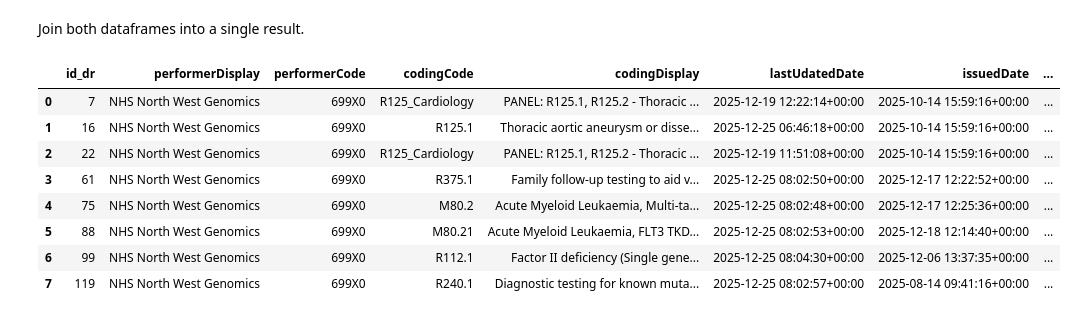
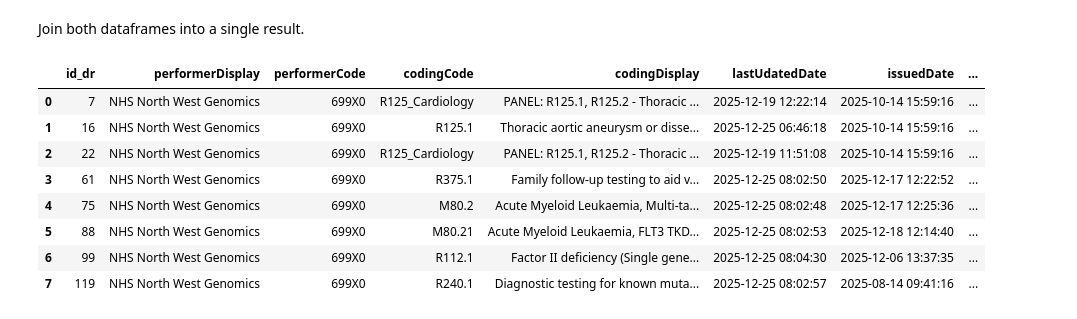
Before and after one commit to nw-gmsa/FHIR-Examples, a Jupyter notebook: jupyter/Notebooks/HelloWorldREST.ipynb, the cells around one changed output. Saved outputs shown, nothing was run; the diff lists cells and outputs as text; code cells hidden in the pictures.

```diff
--- a/jupyter/Notebooks/HelloWorldREST.ipynb
+++ b/jupyter/Notebooks/HelloWorldREST.ipynb
@@ -279,25 +279,36 @@ Join both dataframes into a single result.
 # %%
 # ... existing code ...
 df = pd.merge(
     dfDiagnosticReport,
     dfServiceRequest,
     left_on='serviceRequestId',
     right_on='id',
     how="left",
     indicator=True,
     suffixes=('_dr', '_sr')
 )
 
+df['issuedDate'] = pd.to_datetime(df['issuedDate'], utc=True).dt.tz_localize(None)
+df['authoredOnDate'] = pd.to_datetime(df['authoredOnDate'], utc=True).dt.tz_localize(None)
+df['lastUdatedDate'] = pd.to_datetime(df['lastUdatedDate'], utc=True).dt.tz_localize(None)
+
+df['requestedDuration'] = (df['issuedDate'] - df['authoredOnDate']).dt.days
+
+df['releaseDuration'] = (df['lastUdatedDate'] - df['issuedDate']).dt.days
+
+df['releaseDuration'] = df['releaseDuration'].fillna(-1)
+df['requestedDuration'] = df['requestedDuration'].fillna(-1)
+
 df
 # %% [output]
 |  | id_dr | performerDisplay | performerCode | codingCode | codingDisplay | lastUdatedDate | issuedDate | ... |
-| 0 | 7 | NHS North West Genomics | 699X0 | R125_Cardiology | PANEL: R125.1, R125.2 - Thoracic ... | 2025-12-19 12:22:14+00:00 | 2025-10-14 15:59:16+00:00 | ... |
-| 1 | 16 | NHS North West Genomics | 699X0 | R125.1 | Thoracic aortic aneurysm or disse... | 2025-12-25 06:46:18+00:00 | 2025-10-14 15:59:16+00:00 | ... |
-| 2 | 22 | NHS North West Genomics | 699X0 | R125_Cardiology | PANEL: R125.1, R125.2 - Thoracic ... | 2025-12-19 11:51:08+00:00 | 2025-10-14 15:59:16+00:00 | ... |
-| 3 | 61 | NHS North West Genomics | 699X0 | R375.1 | Family follow-up testing to aid v... | 2025-12-25 08:02:50+00:00 | 2025-12-17 12:22:52+00:00 | ... |
-| 4 | 75 | NHS North West Genomics | 699X0 | M80.2 | Acute Myeloid Leukaemia, Multi-ta... | 2025-12-25 08:02:48+00:00 | 2025-12-17 12:25:36+00:00 | ... |
-| 5 | 88 | NHS North West Genomics | 699X0 | M80.21 | Acute Myeloid Leukaemia, FLT3 TKD... | 2025-12-25 08:02:53+00:00 | 2025-12-18 12:14:40+00:00 | ... |
-| 6 | 99 | NHS North West Genomics | 699X0 | R112.1 | Factor II deficiency (Single gene... | 2025-12-25 08:04:30+00:00 | 2025-12-06 13:37:35+00:00 | ... |
-| 7 | 119 | NHS North West Genomics | 699X0 | R240.1 | Diagnostic testing for known muta... | 2025-12-25 08:02:57+00:00 | 2025-08-14 09:41:16+00:00 | ... |
+| 0 | 7 | NHS North West Genomics | 699X0 | R125_Cardiology | PANEL: R125.1, R125.2 - Thoracic ... | 2025-12-19 12:22:14 | 2025-10-14 15:59:16 | ... |
+| 1 | 16 | NHS North West Genomics | 699X0 | R125.1 | Thoracic aortic aneurysm or disse... | 2025-12-25 06:46:18 | 2025-10-14 15:59:16 | ... |
+| 2 | 22 | NHS North West Genomics | 699X0 | R125_Cardiology | PANEL: R125.1, R125.2 - Thoracic ... | 2025-12-19 11:51:08 | 2025-10-14 15:59:16 | ... |
+| 3 | 61 | NHS North West Genomics | 699X0 | R375.1 | Family follow-up testing to aid v... | 2025-12-25 08:02:50 | 2025-12-17 12:22:52 | ... |
+| 4 | 75 | NHS North West Genomics | 699X0 | M80.2 | Acute Myeloid Leukaemia, Multi-ta... | 2025-12-25 08:02:48 | 2025-12-17 12:25:36 | ... |
+| 5 | 88 | NHS North West Genomics | 699X0 | M80.21 | Acute Myeloid Leukaemia, FLT3 TKD... | 2025-12-25 08:02:53 | 2025-12-18 12:14:40 | ... |
+| 6 | 99 | NHS North West Genomics | 699X0 | R112.1 | Factor II deficiency (Single gene... | 2025-12-25 08:04:30 | 2025-12-06 13:37:35 | ... |
+| 7 | 119 | NHS North West Genomics | 699X0 | R240.1 | Diagnostic testing for known muta... | 2025-12-25 08:02:57 | 2025-08-14 09:41:16 | ... |
 # %%
 import plotly.graph_objects as go
```
Also changed, not shown: parts of 5 cells of this notebook.
